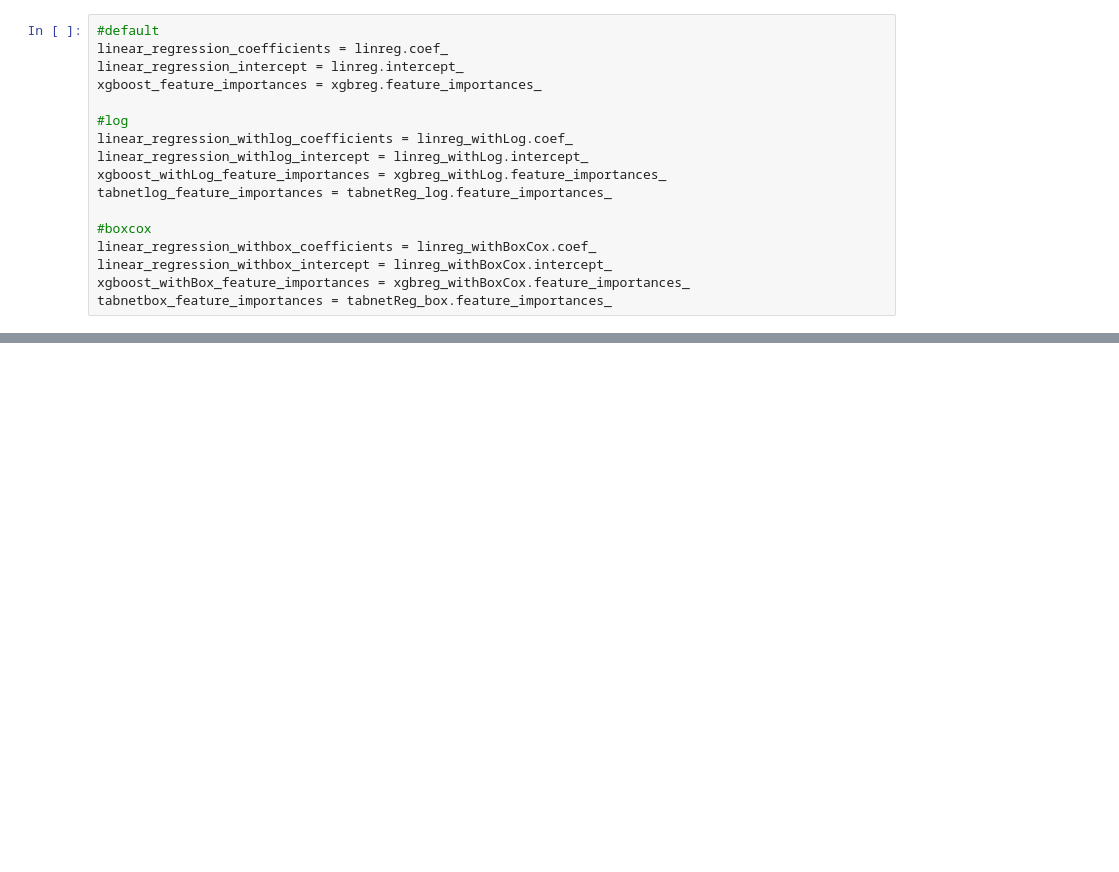
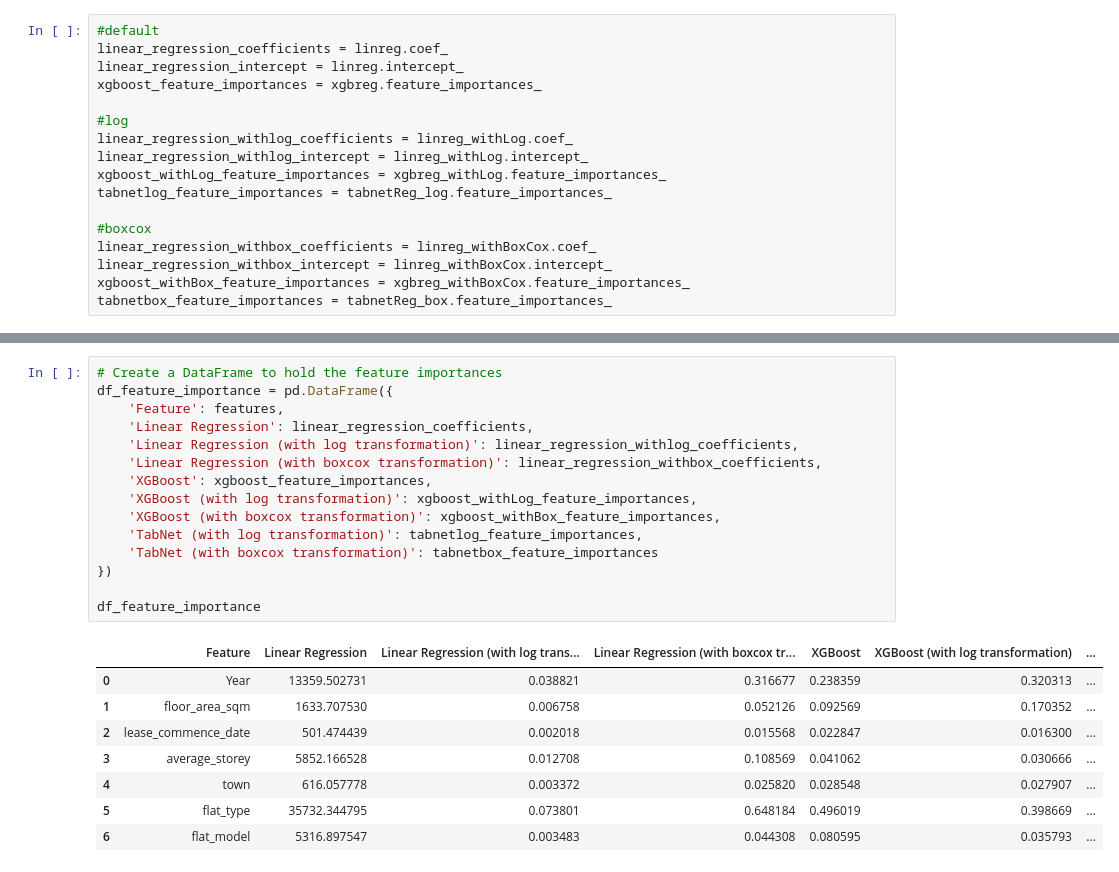
Before and after one commit to KuroInit/HDB-Resale-Price-Predict, a Jupyter notebook: Model_training.ipynb, the cells around one changed output, grey strips where cells are left out. Cells and saved outputs as stored; diff of their text form; blank space fills up the shorter version.

```diff
--- a/Model_training.ipynb
+++ b/Model_training.ipynb
@@ -284 +294,25 @@ tabnetbox_feature_importances = tabnetReg_box.feature_importances_
+# %%
+# Create a DataFrame to hold the feature importances
+df_feature_importance = pd.DataFrame({
+    'Feature': features,
+    'Linear Regression': linear_regression_coefficients,
+    'Linear Regression (with log transformation)': linear_regression_withlog_coefficients,
+    'Linear Regression (with boxcox transformation)': linear_regression_withbox_coefficients,
+    'XGBoost': xgboost_feature_importances,
+    'XGBoost (with log transformation)': xgboost_withLog_feature_importances,
+    'XGBoost (with boxcox transformation)': xgboost_withBox_feature_importances,
+    'TabNet (with log transformation)': tabnetlog_feature_importances,
+    'TabNet (with boxcox transformation)': tabnetbox_feature_importances
+})
+
+df_feature_importance
+# %% [output]
+|  | Feature | Linear Regression | Linear Regression (with log trans... | Linear Regression (with boxcox tr... | XGBoost | XGBoost (with log transformation) | ... |
+| 0 | Year | 13359.502731 | 0.038821 | 0.316677 | 0.238359 | 0.320313 | ... |
+| 1 | floor_area_sqm | 1633.707530 | 0.006758 | 0.052126 | 0.092569 | 0.170352 | ... |
+| 2 | lease_commence_date | 501.474439 | 0.002018 | 0.015568 | 0.022847 | 0.016300 | ... |
+| 3 | average_storey | 5852.166528 | 0.012708 | 0.108569 | 0.041062 | 0.030666 | ... |
+| 4 | town | 616.057778 | 0.003372 | 0.025820 | 0.028548 | 0.027907 | ... |
+| 5 | flat_type | 35732.344795 | 0.073801 | 0.648184 | 0.496019 | 0.398669 | ... |
+| 6 | flat_model | 5316.897547 | 0.003483 | 0.044308 | 0.080595 | 0.035793 | ... |
 # %%
```
Also changed, not shown: parts of 8 cells of this notebook, 21 other files.
